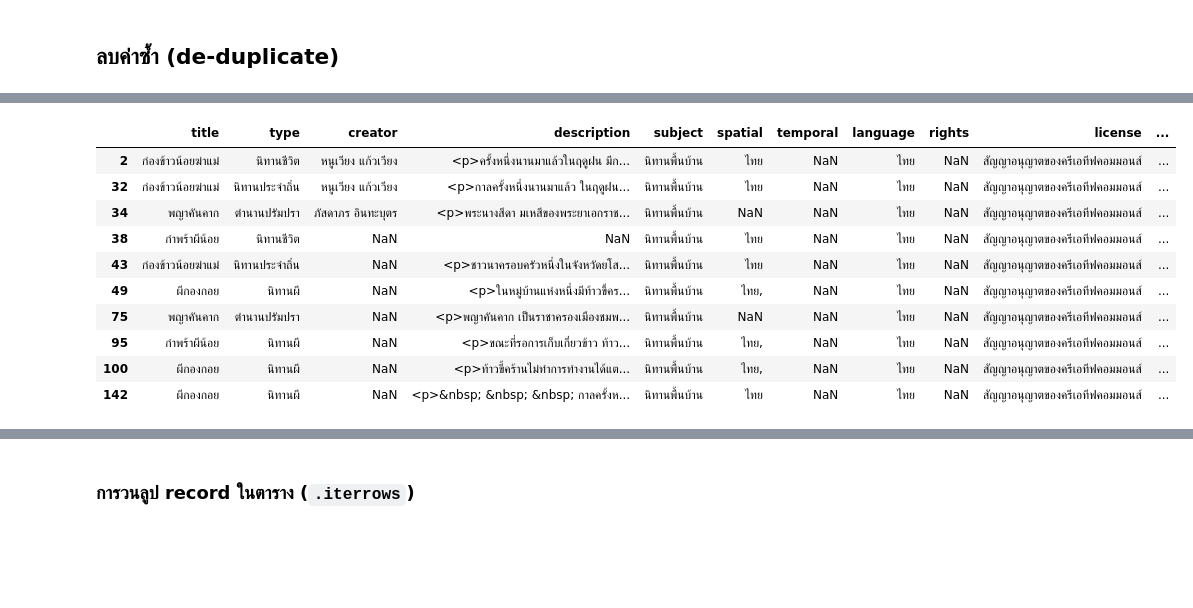
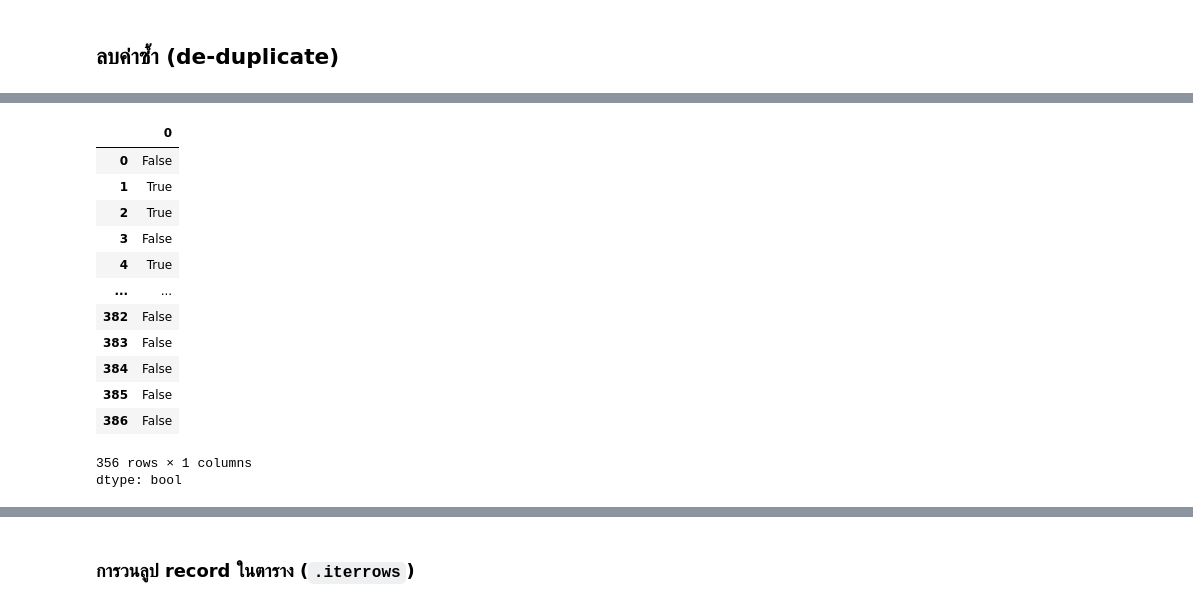
Before and after one commit to Konwalai1111/dataviz2025, a Jupyter notebook: Pandas_101_2025.ipynb, the cells around one changed output, grey strips where cells are left out. Saved outputs shown, nothing was run; the diff lists cells and outputs as text; code cells hidden in the pictures; blank space fills up the shorter version.

```diff
--- a/Pandas_101_2025.ipynb
+++ b/Pandas_101_2025.ipynb
@@ -1088,14 +1287,17 @@ True
 # %%
-folk_df[folk_df['title'].duplicated(keep=False)]
+stopandsearch_df.duplicated(keep=False)
 # %% [output]
-|  | title | type | creator | description | subject | spatial | temporal | language | rights | license | ... |
-| 2 | ก่องข้าวน้อยฆ่าแม่ | นิทานชีวิต | หนูเวียง แก้วเวียง | <p>ครั้งหนึ่งนานมาแล้วในฤดูฝน มีก... | นิทานพื้นบ้าน | ไทย | NaN | ไทย | NaN | สัญญาอนุญาตของครีเอทีฟคอมมอนส์ | ... |
-| 32 | ก่องข้าวน้อยฆ่าแม่ | นิทานประจำถิ่น | หนูเวียง แก้วเวียง | <p>กาลครั้งหนึ่งนานมาแล้ว ในฤดูฝน... | นิทานพื้นบ้าน | ไทย | NaN | ไทย | NaN | สัญญาอนุญาตของครีเอทีฟคอมมอนส์ | ... |
-| 34 | พญาคันคาก | ตำนานปรัมปรา | ภัสดาภร อินทะบุตร | <p>พระนางสีดา มเหสีของพระยาเอกราช... | นิทานพื้นบ้าน | NaN | NaN | ไทย | NaN | สัญญาอนุญาตของครีเอทีฟคอมมอนส์ | ... |
-| 38 | กำพร้าผีน้อย | นิทานชีวิต | NaN | NaN | นิทานพื้นบ้าน | ไทย | NaN | ไทย | NaN | สัญญาอนุญาตของครีเอทีฟคอมมอนส์ | ... |
-| 43 | ก่องข้าวน้อยฆ่าแม่ | นิทานประจำถิ่น | NaN | <p>ชาวนาครอบครัวหนึ่งในจังหวัดยโส... | นิทานพื้นบ้าน | ไทย | NaN | ไทย | NaN | สัญญาอนุญาตของครีเอทีฟคอมมอนส์ | ... |
-| 49 | ผีกองกอย | นิทานผี | NaN | <p>ในหมู่บ้านแห่งหนึ่งมีท้าวขึ้คร... | นิทานพื้นบ้าน | ไทย, | NaN | ไทย | NaN | สัญญาอนุญาตของครีเอทีฟคอมมอนส์ | ... |
-| 75 | พญาคันคาก | ตำนานปรัมปรา | NaN | <p>พญาคันคาก เป็นราชาครองเมืองชมพ... | นิทานพื้นบ้าน | NaN | NaN | ไทย | NaN | สัญญาอนุญาตของครีเอทีฟคอมมอนส์ | ... |
-| 95 | กำพร้าผีน้อย | นิทานผี | NaN | <p>ขณะที่รอการเก็บเกี่ยวข้าว ท้าว... | นิทานพื้นบ้าน | ไทย, | NaN | ไทย | NaN | สัญญาอนุญาตของครีเอทีฟคอมมอนส์ | ... |
-| 100 | ผีกองกอย | นิทานผี | NaN | <p>ท้าวขี้คร้านไม่ทำการทำงานได้แต... | นิทานพื้นบ้าน | ไทย, | NaN | ไทย | NaN | สัญญาอนุญาตของครีเอทีฟคอมมอนส์ | ... |
-| 142 | ผีกองกอย | นิทานผี | NaN | <p>&nbsp; &nbsp; &nbsp; กาลครั้งห... | นิทานพื้นบ้าน | ไทย | NaN | ไทย | NaN | สัญญาอนุญาตของครีเอทีฟคอมมอนส์ | ... |
+|  | 0 |
+| 0 | False |
+| 1 | True |
+| 2 | True |
+| 3 | False |
+| 4 | True |
+| ... | ... |
+| 382 | False |
+| 383 | False |
+| 384 | False |
+| 385 | False |
+| 386 | False |
+356 rows × 1 columns
+dtype: bool
```
Also changed, not shown: parts of 31 cells of this notebook.
